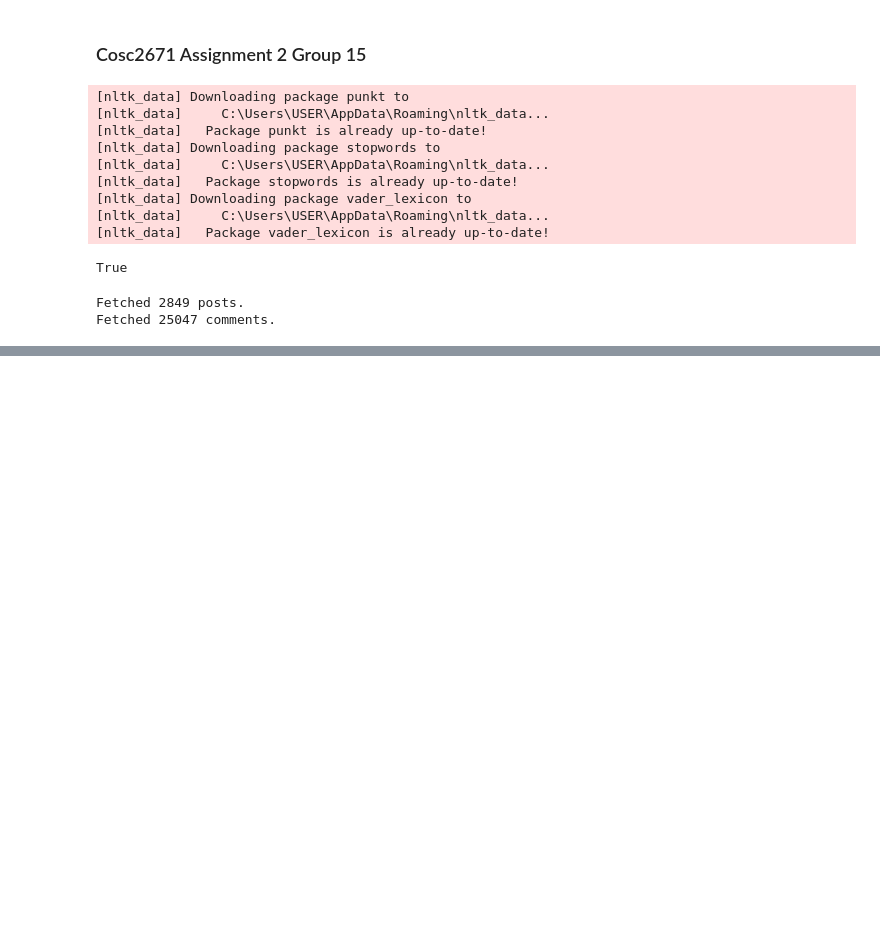
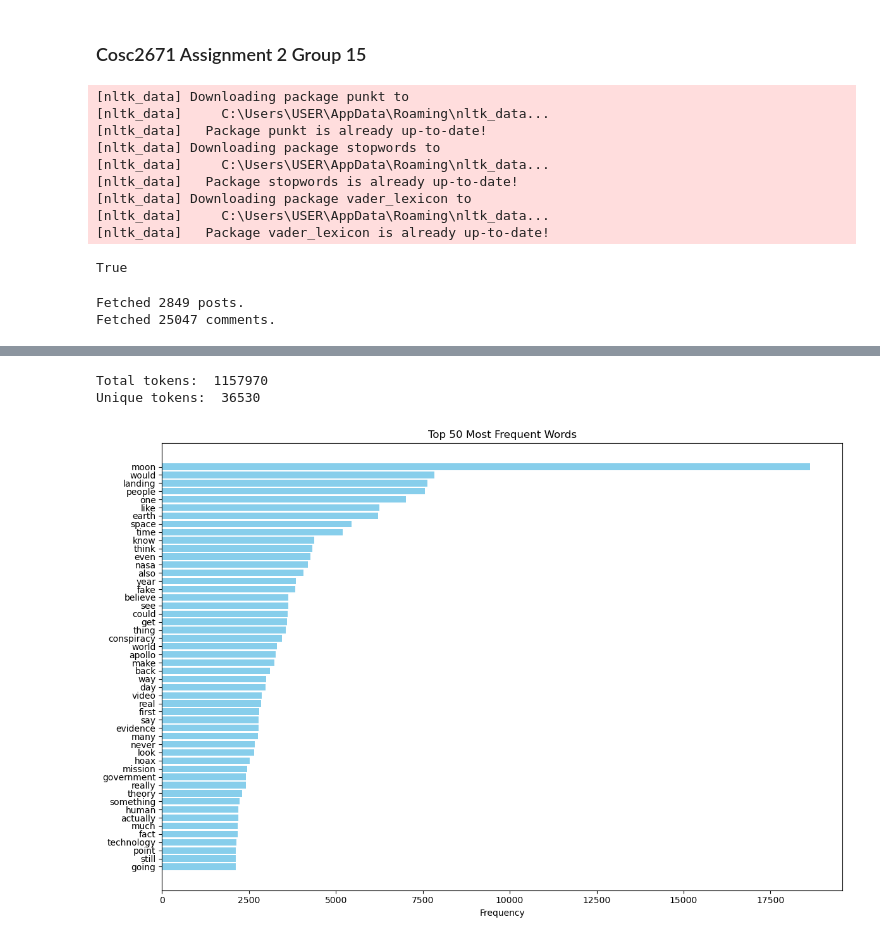
Before and after one commit to Ifaz111/Cosc2671_A2Group15, a Jupyter notebook: Group 15 Code.ipynb, the cells around one changed output, grey strips where cells are left out. Cells and saved outputs as stored; diff of their text form; code cells hidden in the pictures; blank space fills up the shorter version.

```diff
--- a/Group 15 Code.ipynb
+++ b/Group 15 Code.ipynb
@@ -157,0 +161,3 @@ comments_df
+# %%
+posts_df = pd.read_csv("reddit_posts.csv")
+comments_df = pd.read_csv("reddit_comments.csv")
@@ -157,0 +178,37 @@ comments_df
+# %%
+import ast
+# Convert strings that look like lists into real lists
+posts_df['cleaned_tokens'] = posts_df['cleaned_tokens'].apply(ast.literal_eval)
+comments_df['cleaned_tokens'] = comments_df['cleaned_tokens'].apply(ast.literal_eval)
+# Now flatten
+all_post_tokens = [token for tokens in posts_df['cleaned_tokens'] for token in tokens]
+all_comments_tokens = [token for tokens in comments_df['cleaned_tokens'] for token in tokens]
+# %%
+#Combine all tokens
+all_tokens = all_post_tokens + all_comments_tokens
+# %%
+print("Total tokens: ", len(all_tokens))
+unique_tokens = len(set(all_tokens))
+print("Unique tokens: ", unique_tokens)
+# %% [output]
+Total tokens:  1157970
+Unique tokens:  36530
+# %%
+from collections import Counter
+
+token_freq = Counter(all_tokens)
+#Get the top 50 most common words
+top_words = Counter(all_tokens).most_common(50)
+
+#Separate the words and their counts
+words, counts = zip(*top_words)
+
+# Plotting
+plt.figure(figsize=(12, 8))
+plt.barh(words[::-1], counts[::-1], color='skyblue')  # reverse to have highest on top
+plt.xlabel("Frequency")
+plt.title("Top 50 Most Frequent Words")
+plt.tight_layout()
+plt.show()
+# %% [output]
+[figure, added]
```
Also changed, not shown: parts of 9 cells of this notebook, 2 other files.
